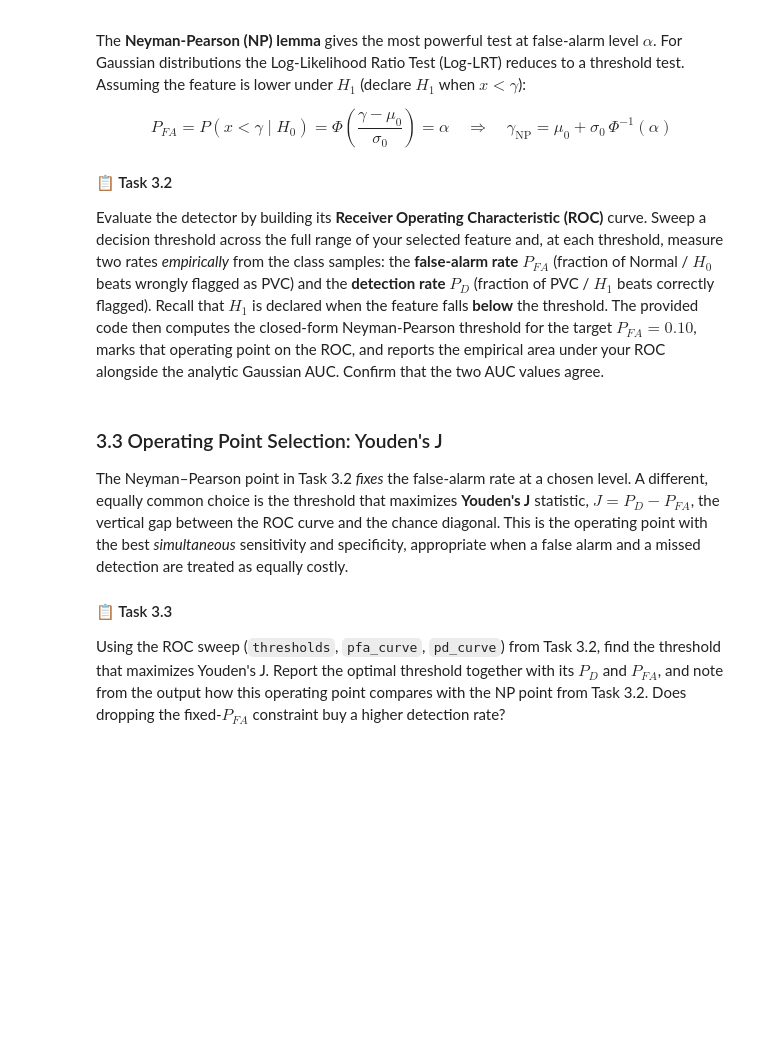
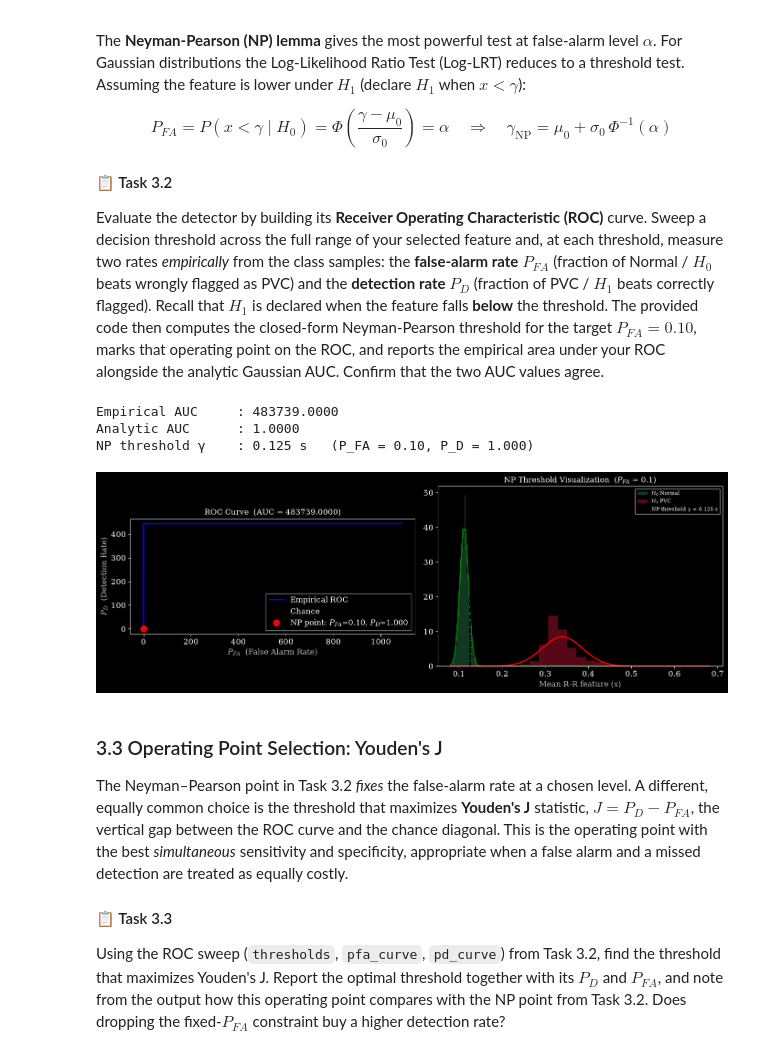
Before and after one commit to franos-cm/5CTA0-project, a Jupyter notebook: project.ipynb, the cells around one changed output. Drawn from its saved outputs; the diff is of its cells as text; code cells hidden in the pictures; blank space fills up the shorter version.

```diff
--- a/project.ipynb
+++ b/project.ipynb
@@ -1180,9 +1214,25 @@ TARGET_PFA = 0.10
 #      pfa_curve  – empirical P_FA at each threshold
 #      pd_curve   – empirical P_D  at each threshold
 # 👇 your solution here — replace each TODO (or leave it if you don't know this task)
-thresholds = TODO
-pfa_curve = TODO
-pd_curve = TODO
+
+
+
+
+#note: now we might miss some data because in 3.1 we only use N-N-N
+thresholds = np.linspace(
+    min(feat_N.min(), feat_V.min()),
+    max(feat_N.max(), feat_V.max()),
+    500
+)
+pfa_curve = []
+pd_curve = []
+for t in thresholds:
+    pfa_curve.append(np.sum(feat_N > t))
+    pd_curve.append(np.sum(feat_V > t))
+
+pfa_curve = np.array(pfa_curve)
+pd_curve = np.array(pd_curve)
+
 
 if answered(
     thresholds, pfa_curve, pd_curve, feat_N, feat_V, mu_H0, sigma_H0, mu_H1, sigma_H1, x_plot
@@ -1218,33 +1268,38 @@ if answered(
         "ro",
         markersize=10,
         label=f"NP point: $P_{{FA}}$={TARGET_PFA:.2f}, $P_D$={pd_at_target:.3f}",
     )
     axes[0].set_xlabel("$P_{FA}$  (False Alarm Rate)")
     axes[0].set_ylabel("$P_D$  (Detection Rate)")
     axes[0].set_title(f"ROC Curve  (AUC = {auc_empirical:.4f})")
     axes[0].legend()
     axes[0].set_aspect("equal")
 
     # Feature distributions + NP threshold
     axes[1].hist(feat_N, bins=50, density=True, alpha=0.4, color="seagreen", label="$H_0$ Normal")
     axes[1].hist(feat_V, bins=20, density=True, alpha=0.4, color="crimson", label="$H_1$ PVC")
     axes[1].plot(x_plot, scipy.stats.norm.pdf(x_plot, mu_H0, sigma_H0), "g-", linewidth=2)
     axes[1].plot(x_plot, scipy.stats.norm.pdf(x_plot, mu_H1, sigma_H1), "r-", linewidth=2)
     axes[1].axvline(
         gamma_np,
         color="k",
         linestyle="--",
         linewidth=2,
         label=f"NP threshold γ = {gamma_np:.3f} s",
     )
     axes[1].set_xlabel("Mean R-R feature (s)")
     axes[1].set_title(f"NP Threshold Visualization  ($P_{{FA}}$ = {TARGET_PFA})")
     axes[1].legend(fontsize=8)
 
     plt.tight_layout()
     plt.show()
 else:
     print("⚠️  Task 3.2 (or a prerequisite in Task 3.1) is unanswered, skipping the ROC/AUC figure.")
+# %% [output]
+Empirical AUC     : 483739.0000
+Analytic AUC      : 1.0000
+NP threshold γ    : 0.125 s   (P_FA = 0.10, P_D = 1.000)
+[figure, added]
 # %% [markdown]
 ### 3.3 Operating Point Selection: Youden's J
 
```
Also changed, not shown: parts of 3 cells of this notebook.
